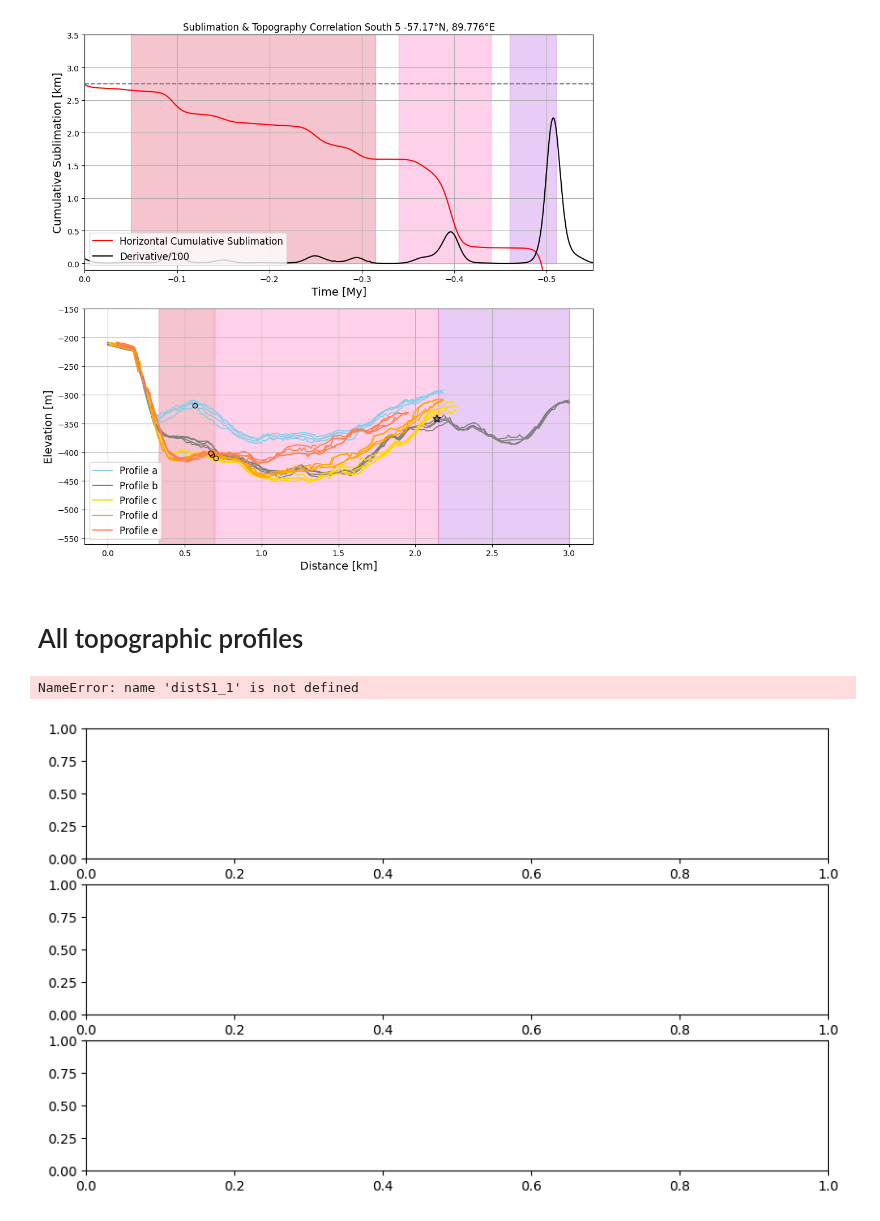
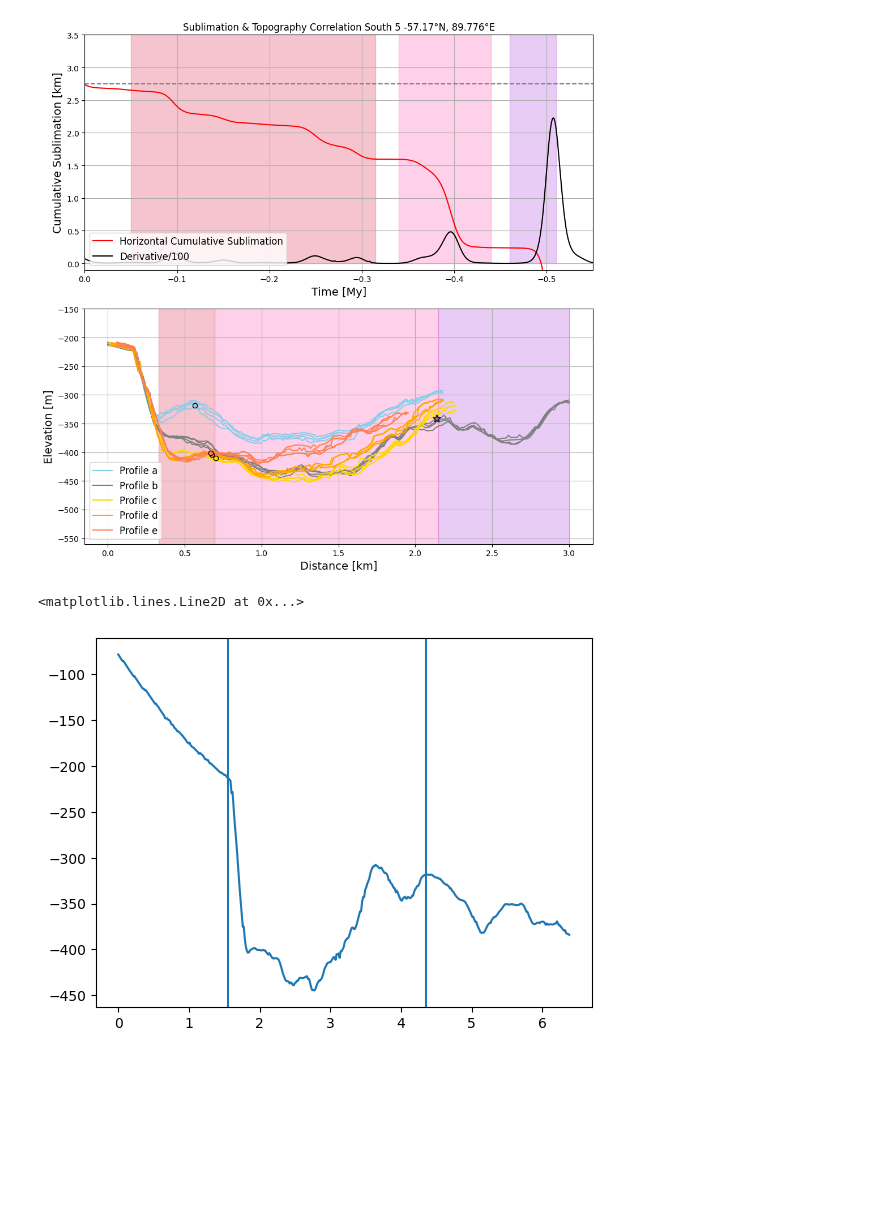
Before and after one commit to lsperezm/Martian_Icy_Scarps, a Jupyter notebook: Code/New_Scarps.ipynb, the cells around one changed output. Cells and saved outputs as stored; diff of their text form; code cells hidden in the pictures; blank space fills up the shorter version.

```diff
--- a/Code/New_Scarps.ipynb
+++ b/Code/New_Scarps.ipynb
@@ -1173,8 +1173,8 @@ plt.savefig('RidgesSouth5')
 # %%
 # Import topographic profiles for South 5
 
-topS5_cont= '../South5_a.csv'
-S5_=pd.read_csv(topS5_a)
+topS5_cont= '../South5_cont.csv'
+S5_cont=pd.read_csv(topS5_cont)
 
 topS5_a= '../South5_a.csv'
 S5_a=pd.read_csv(topS5_a)
@@ -1191,7 +1191,8 @@ S5_d=pd.read_csv(topS5_d)
 topS5_e= '../South5_e.csv'
 S5_e=pd.read_csv(topS5_e)
 
-
+S5_cont_group_id = (S5_cont["Distance (Km)"] == 0).cumsum()
+profilesS5_cont = [g for _, g in S5_cont.groupby(S5_cont_group_id)]
 
 S5_a_group_id = (S5_a["Distance (Km)"] == 0).cumsum()
 profilesS5_a = [g for _, g in S5_a.groupby(S5_a_group_id)]
@@ -1224,6 +1225,11 @@ profilesS5_a[3]
 | 909 | 3.272 | 89.768 | -57.224 | -343.858 |
 227 rows × 4 columns
 # %%
+distS5_cont=np.array(profilesS5_cont[0]['Distance (Km)'].tolist())
+longitudeS5_cont=np.array(profilesS5_cont[0]['Longitude'].tolist())
+latitudeS5_cont= np.array(profilesS5_cont[0]['Latitude'].tolist())
+elevationS5_cont= np.array(profilesS5_cont[0]['HiRISE DTM Stamps (3) (mean)'].tolist())
+
 #Profile D
 
 
@@ -1419,64 +1425,10 @@ plt.savefig('ridgessouth5.png')
 plt.show()
 # %% [output]
 [figure]
-# %% [markdown]
-# All topographic profiles
-# %%
-fig, (ax1, ax2,ax3) = plt.subplots(3, 1, figsize=(10, 6), sharex=False)
-
-ax1.plot(distS1_1, elevationS1_1, color='dimgray', linewidth=2)
-#ax1.fill_between(dist, elevation, color='silver', alpha=0.4)  # area under curve
-#ax1.xlabel('Distance (km)',fontsize=14)
-#ax1.ylabel('Elevation (m)',fontsize=14)
-#ax1.set_title('Topographic Profile South 1',fontsize=14)
-ax1.grid(True)
-ax1.set_ylim(2300,2750)
-ax1.text(2.5, 2600, 'South 1', fontsize=12, ha='left', va='bottom', color='black')
-#ax1.text(dist[-1], elevation[-1] + 30, end_coord, fontsize=12, ha='right', va='bottom', color='black')
-ax1.fill_between([0.3,0.65],2750, color='lightcoral', alpha=0.4,label='Ridges')  # area under curve
-ax1.fill_between([0.9,1.1],2750, color='lightcoral', alpha=0.4)  # area under curve
-ax1.fill_between([1.4,1.7],2750, color='lightcoral', alpha=0.4)  # area under curve
-ax1.fill_between([1.82,1.94],2750, color='lightcoral', alpha=0.4)  # area under curve
-ax1.fill_between([2.6,2.9],2750, color='lightcoral', alpha=0.4)  # area under curve
-ax1.set_xlim(-0.1,3.1)
-ax1.axvline(0.18,linestyle=':',color='black',label='Present Day Scarp')
-
-ax2.plot(distS2_1, elevationS2_1, color='dimgray', linewidth=2)
-ax2.set_xlabel('Distance [km]', fontsize=14)
-ax2.set_ylabel('Elevation [m]', fontsize=14)
-ax2.grid(True)
-#ax2.set_title('Topographic Profile South 2',fontsize=14)
-ax2.text(2.5, 1950, 'South 2', fontsize=12, ha='left', va='bottom', color='black')
-
-ax2.fill_between([0.6,0.8],2750, color='lightcoral', alpha=0.4,label='Ridges')
-ax2.fill_between([0.85,1.],2750, color='lightcoral', alpha=0.4)
-ax2.fill_between([1.1,1.3],2750, color='lightcoral', alpha=0.4)
-ax2.fill_between([1.9,2.15],2750, color='lightcoral', alpha=0.4)
-ax2.fill_between([2.5,2.7],2750, color='lightcoral', alpha=0.4)
-ax2.axvline(0.348,linestyle=':',color='black',label='Present Day Scarp')
-ax2.scatter(0.17, 1575, color='red', marker='*', s=100, label='1',zorder=3)
-ax2.set_xlim(-0.1,3.1)
-
-ax2.set_ylim(1600,2100)
-
-ax3.plot(distS5_1, elevationS5_1, color='dimgray', linewidth=2)
-ax3.set_xlabel('Distance [km]', fontsize=14)
-#ax3.set_ylabel('Elevation [m]', fontsize=14)
-#ax3.set_title('Topographic Profile South 5',fontsize=14)
-ax3.grid(True)
-ax3.text(2.5, -250, 'South 5', fontsize=12, ha='left', va='bottom', color='black')
-ax3.axvline(0.348,linestyle=':',color='black',label='Present Day Scarp')
-
-ax3.fill_between([0.4,0.6],-700, color='lightcoral', alpha=0.4,label='Ridges')  # area under curve
-ax3.fill_between([0.87,1.05],-700, color='lightcoral', alpha=0.4)  # area under curve
-ax3.fill_between([1.23,1.45],-700, color='lightcoral', alpha=0.4)  # area under curve
-ax3.fill_between([2.2,2.5],-700, color='lightcoral', alpha=0.4)  # area under curve
-#plt.fill_between([2.5,2.7],-700, color='lightcoral', alpha=0.4)  # area under curve
-ax3.set_ylim(-500,-150)
-ax3.set_xlim(-0.1,3.1)
-
-plt.savefig('profiles_south1_2_5.png')
-plt.show()
-# %% [output]
-NameError: name 'distS1_1' is not defined
-[figure, removed]
+# %%
+plt.plot(distS5_cont,elevationS5_cont)
+plt.axvline(x=1.55)
+plt.axvline(x=4.35)
+# %% [output]
+<matplotlib.lines.Line2D at 0x...>
+[figure, added]
```
Also changed, not shown: parts of 11 cells of this notebook.
